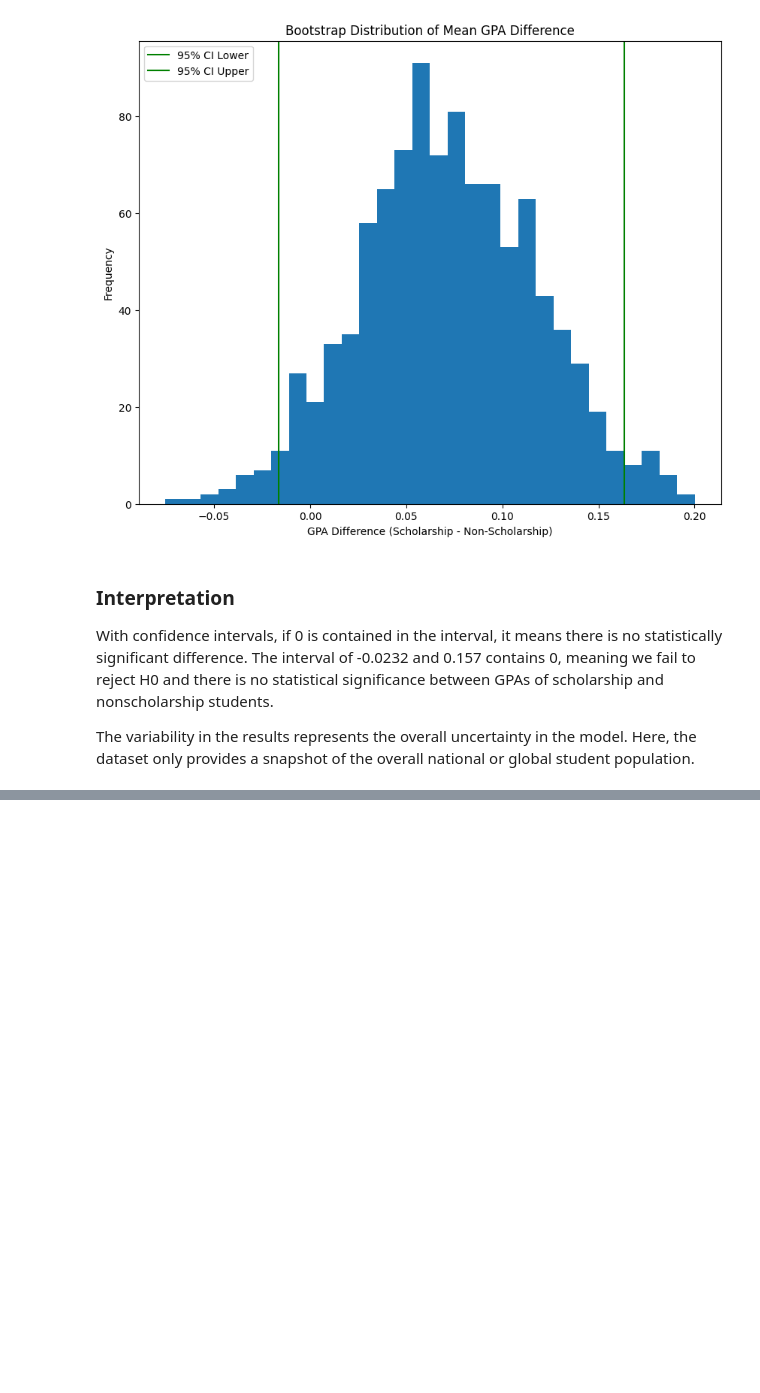
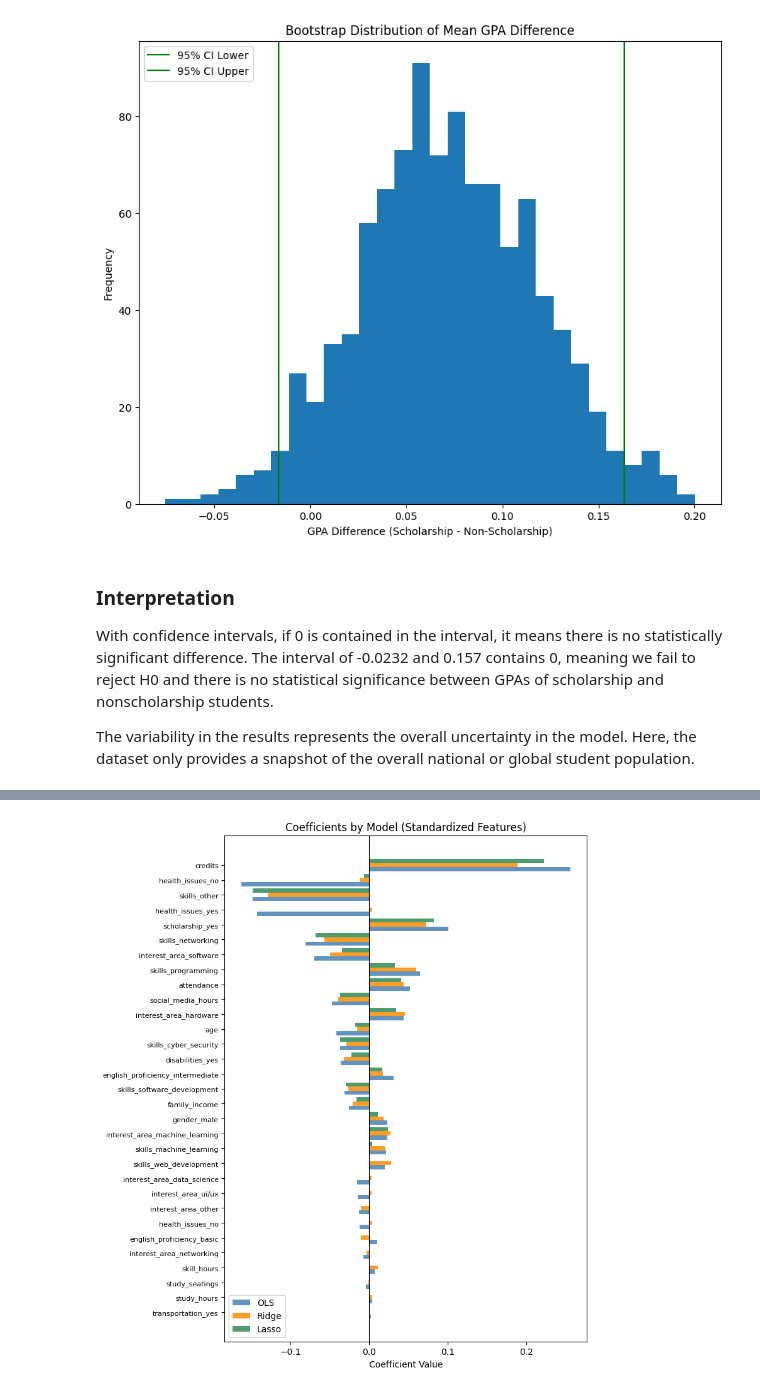
Before and after one commit to benberinsky/ds3026-final-project, a Jupyter notebook: final_project.ipynb, the cells around one changed output, grey strips where cells are left out. Cells and saved outputs as stored; diff of their text form; code cells hidden in the pictures; blank space fills up the shorter version.

```diff
--- a/final_project.ipynb
+++ b/final_project.ipynb
@@ -665,0 +919,9 @@ The variability in the results represents the overall uncertainty in the model.
+# %%
+ols = LinearRegression()
+ols.fit(X_train_sc, y_train)
+y_pred_ols = ols.predict(X_test_sc)
+
+mse_ols = mean_squared_error(y_test, y_pred_ols)
+r2_ols  = r2_score(y_test, y_pred_ols)
+
+print(f"OLS  —  MSE: {mse_ols:.4f}  |  R²: {r2_ols:.4f}")
@@ -665,0 +1013,31 @@ The variability in the results represents the overall uncertainty in the model.
+# %%
+feature_names = X.columns.tolist()
+coef_df = pd.DataFrame({
+    'Feature': feature_names,
+    'OLS':     ols.coef_,
+    'Ridge':   ridge.coef_,
+    'Lasso':   lasso.coef_
+}).set_index('Feature')
+
+# Sort by absolute OLS coefficient for readability
+coef_df = coef_df.sort_values(by='OLS', key=abs, ascending=True)
+
+fig, ax = plt.subplots(figsize=(8, 9))
+y_pos = np.arange(len(coef_df))
+width = 0.28
+
+ax.barh(y_pos - width, coef_df['OLS'],   width, label='OLS',   color='steelblue', alpha=0.85)
+ax.barh(y_pos,         coef_df['Ridge'], width, label='Ridge', color='darkorange', alpha=0.85)
+ax.barh(y_pos + width, coef_df['Lasso'], width, label='Lasso', color='seagreen',  alpha=0.85)
+
+ax.set_yticks(y_pos)
+ax.set_yticklabels(coef_df.index, fontsize=8)
+ax.axvline(0, color='black', linewidth=0.8)
+ax.set_title('Coefficients by Model (Standardized Features)')
+ax.set_xlabel('Coefficient Value')
+ax.legend()
+plt.tight_layout()
+plt.savefig("./figures/regularization_coefficient_comparison.png")
+plt.show()
+# %% [output]
+[figure, added]
```
Also changed, not shown: parts of 37 cells of this notebook, 4 other files.
